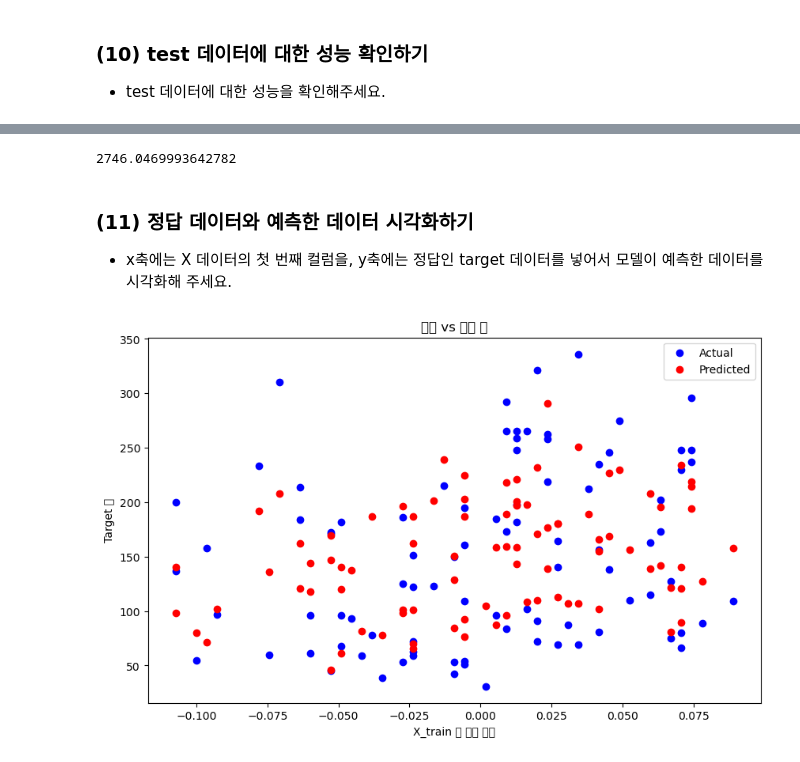
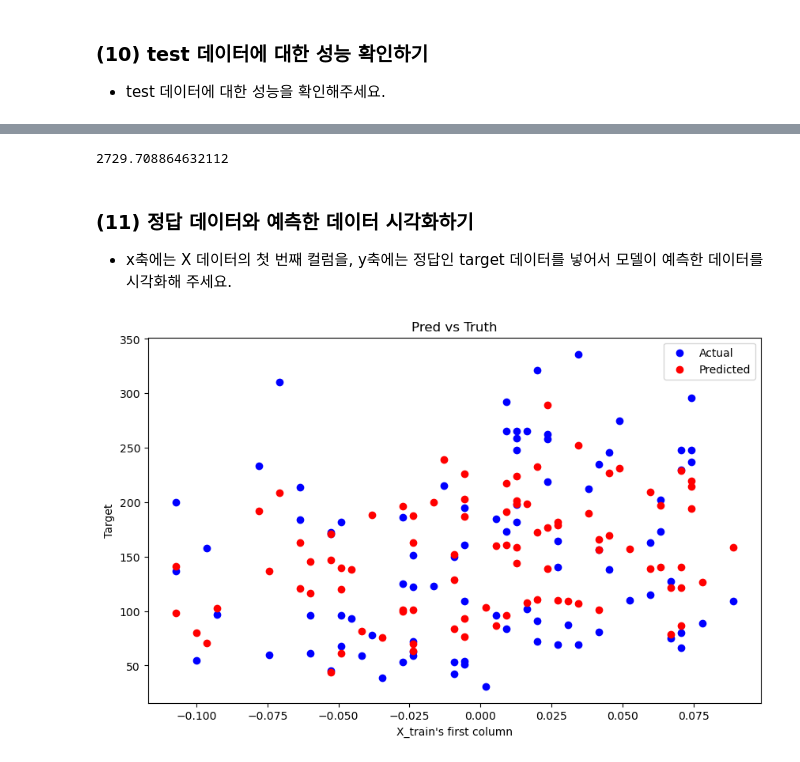
Before and after one commit to seongyeon1/aiffel, a Jupyter notebook: Exploration/Quest2/project1_sykim.ipynb, the cells around one changed output, grey strips where cells are left out. Cells and saved outputs as stored; diff of their text form; code cells hidden in the pictures.

```diff
--- a/Exploration/Quest2/project1_sykim.ipynb
+++ b/Exploration/Quest2/project1_sykim.ipynb
@@ -68,14 +68,14 @@ def gradient(x, y, y_pred):
 - 학습률, learning rate 를 설정해주세요
 - 만약 학습이 잘 되지 않는다면 learning rate 값을 한번 여러 가지로 설정하며 실험해 보세요.
 # %%
-learning_rate = 0.5
+learning_rate = 0.8
 # %% [markdown]
 ### (9) 모델 학습하기
 - 정의된 손실함수와 기울기 함수로 모델을 학습해주세요.
 - loss값이 충분히 떨어질 때까지 학습을 진행해주세요.
 - 입력하는 데이터인 X에 들어가는 특성 컬럼들을 몇 개 빼도 괜찮습니다. 다양한 데이터로 실험해 보세요.
 # %%
-epochs = 1000
+epochs = 10000
 # %%
 losses = []
 weight_history = []
@@ -123,28 +120,0 @@ epoch 1000, loss: 2937.116858643239
-# %%
-for epoch in range(epochs):
-
-    # 예측값 계산
-    y_pred = np.dot(X_train, W) + b
-
-    # 손실 계산
-    l = loss(y_train, y_pred)
-
-    # 기울기 계산
-    w_grad, b_grad = gradient(X_train, y_train, y_pred)
-
-
-    # 가중치와 편향 업데이트
-    W -= learning_rate * w_grad
-    b -= learning_rate * b_grad
-
-    print(f'epoch {epoch + 1}, loss: {l}')
-
-
-    # 손실 및 가중치 저장
-    losses.append(l)
-    weight_history.append(W.copy())
-    bias_history.append(b)
-
-
-print("최종 가중치:", W)
-print("최종 편향:", b)
@@ -186,7 +126,7 @@ array([185., 150., 246., 184., 110., 202., 336.,  69.,  69.,  87.,  66.,
 # %%
 loss(y_test, y_pred)
 # %% [output]
-2746.0469993642782
+2729.708864632112
 # %% [markdown]
 ### (11) 정답 데이터와 예측한 데이터 시각화하기
 - x축에는 X 데이터의 첫 번째 컬럼을, y축에는 정답인 target 데이터를 넣어서 모델이 예측한 데이터를 시각화해 주세요.
@@ -195,13 +135,13 @@ import matplotlib.pyplot as plt
 # %%
 plt.figure(figsize=(10, 6))
 plt.scatter(X_test[:, 0], y_test, color='blue', label='Actual')
 plt.scatter(X_test[:, 0], y_pred, color='red', label='Predicted')
 
-plt.xlabel('X_train 첫 번째 컬럼')
-plt.ylabel('Target 값')
-plt.title('예측 vs 실제 값')
+plt.xlabel('X_train\'s first column')
+plt.ylabel('Target')
+plt.title('Pred vs Truth')
 
 plt.legend()
 plt.show()
 # %% [output]
-[figure, old version]
+[figure, new version]
```
Also changed, not shown: parts of 3 cells of this notebook.
